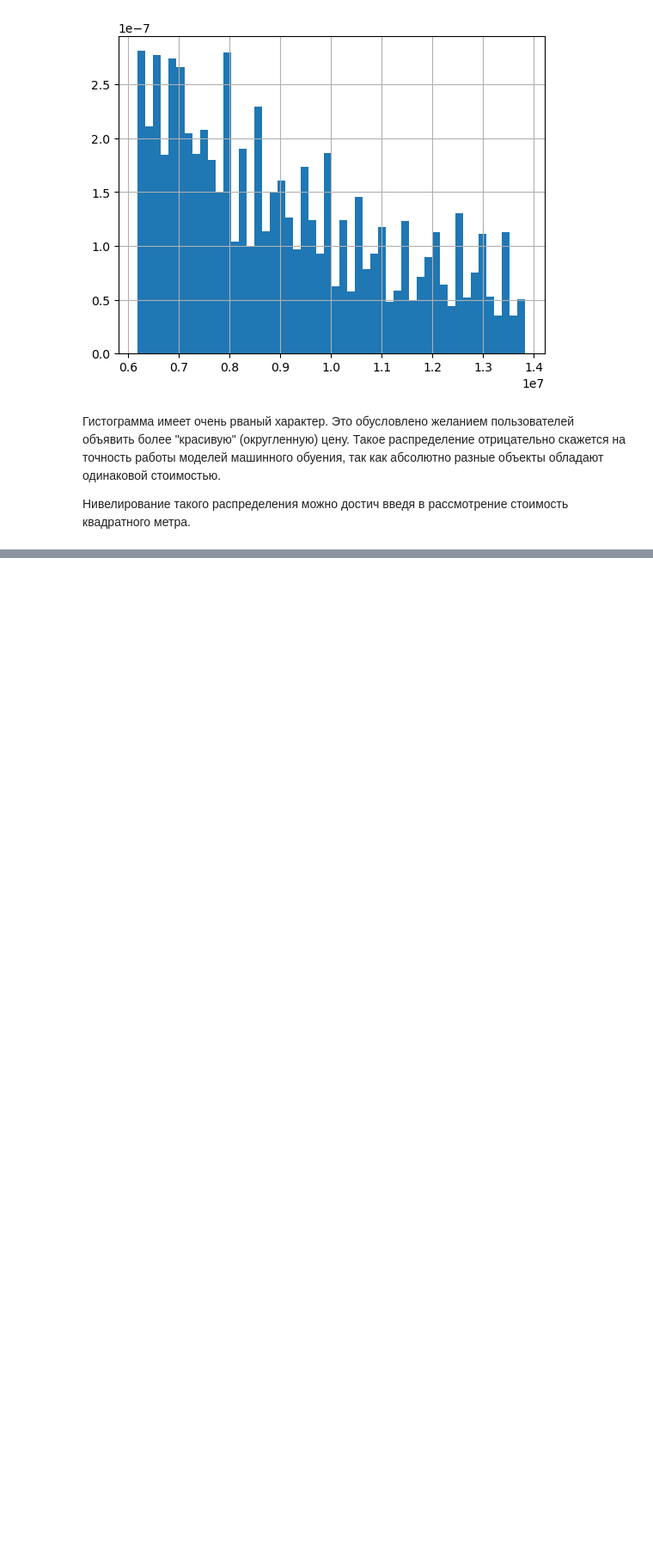
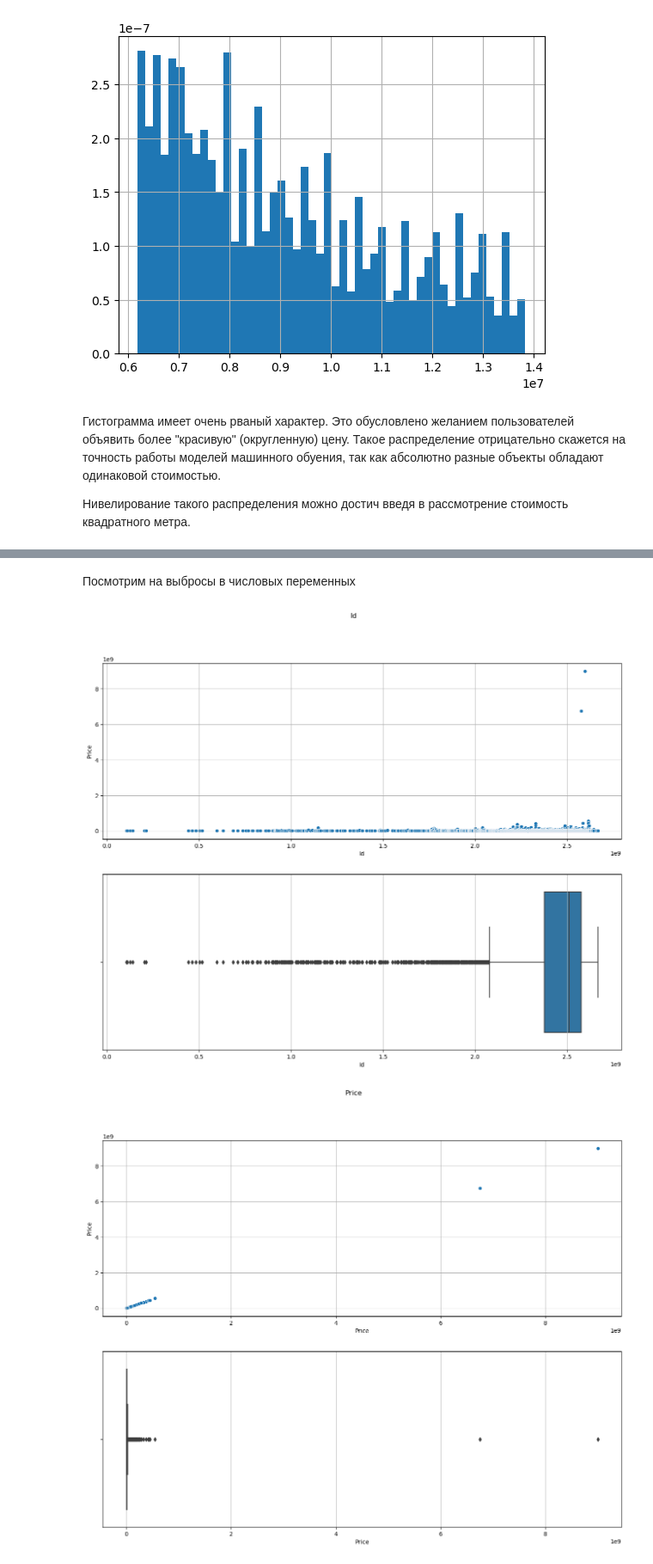
Before and after one commit to NeKonnnn/PetProject-price-real-estate-in-St.-Petersburg, a Jupyter notebook: notebooks/1. EDA_first.ipynb, the cells around one changed output, grey strips where cells are left out. Shown at 86% size. Drawn from its saved outputs; the diff is of its cells as text; code cells hidden in the pictures; blank space fills up the shorter version.

```diff
--- a/notebooks/1. EDA_first.ipynb
+++ b/notebooks/1. EDA_first.ipynb
@@ -51,5 +52,5 @@ import matplotlib.pyplot as plt
 # %%
-path = 'C:/Users/Nekon/PetProject-price-real-estate-in-St.-Petersburg/parser/avito.csv'
+path = 'C:/Users/konst/PetProject-price-real-estate-in-St.-Petersburg/parser/avito.csv'
 df = pd.read_csv(path)
 # %%
 df.head(1)
@@ -360,0 +343,31 @@ memory usage: 5.9+ MB
+# %%
+#Для начала сразу же разобьем наши фичи на числовые и категориальные.
+num_features = [cname for cname in df.columns if df[cname].dtype in ['int64', 'float64']]
+cat_features = [cname for cname in df.columns if df[cname].dtype == "object"]
+# %% [markdown]
+Посмотрим на выбросы в числовых переменных
+# %%
+def outliners_visualization(df, num_features):
+
+    """
+    Визуализация для поиска выбросов в числовых фичах.
+
+    """
+
+    for num in num_features:
+
+        fig, ax = plt.subplots(2, figsize=(16, 12))
+        fig.suptitle(num)
+
+        ax[0].grid(axis='both')
+        sns.scatterplot(x=df[num], y=df['Price'], ax=ax[0])
+
+        ax[1].grid(axis='both')
+        sns.boxplot(x=df[num], ax=ax[1])
+
+        plt.show()
+# %%
+outliners_visualization(df, num_features)
+# %% [output]
+[figure, added]
+[figure, added]
```
Also changed, not shown: parts of 9 cells of this notebook, 10 other files.
